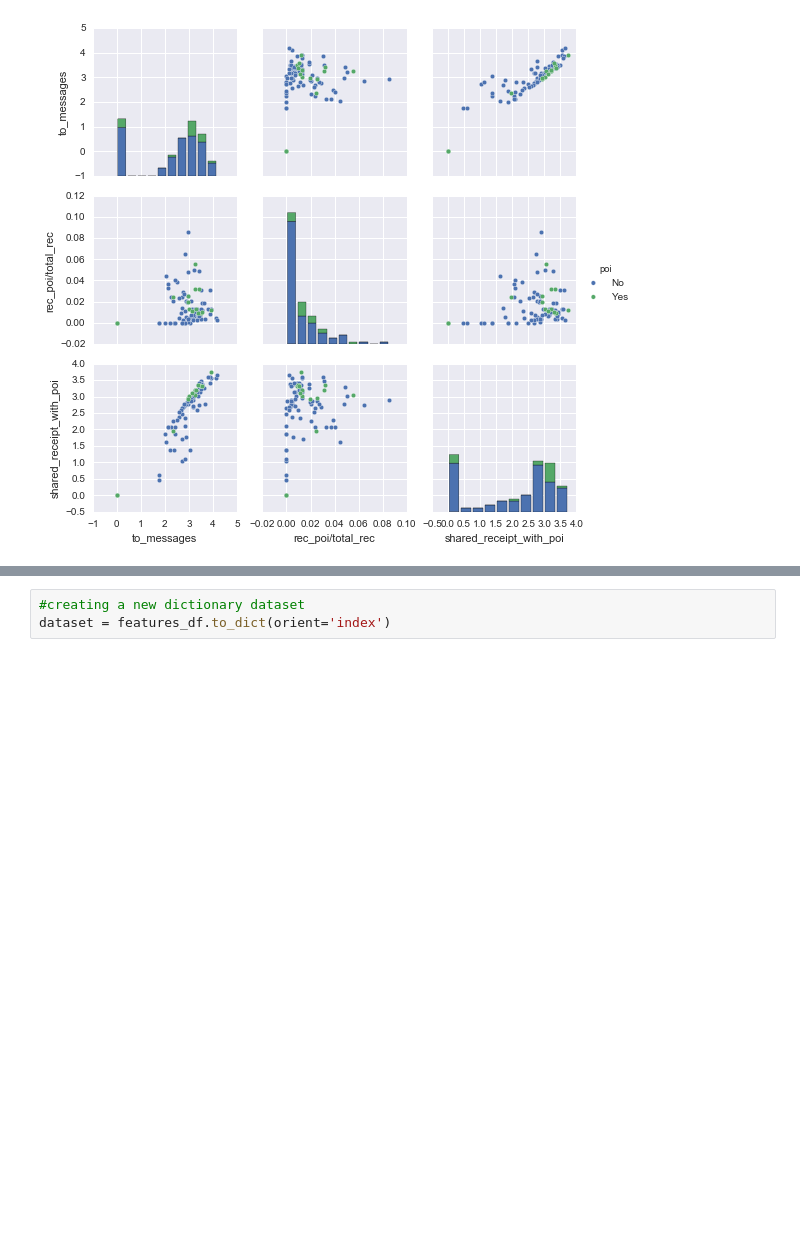
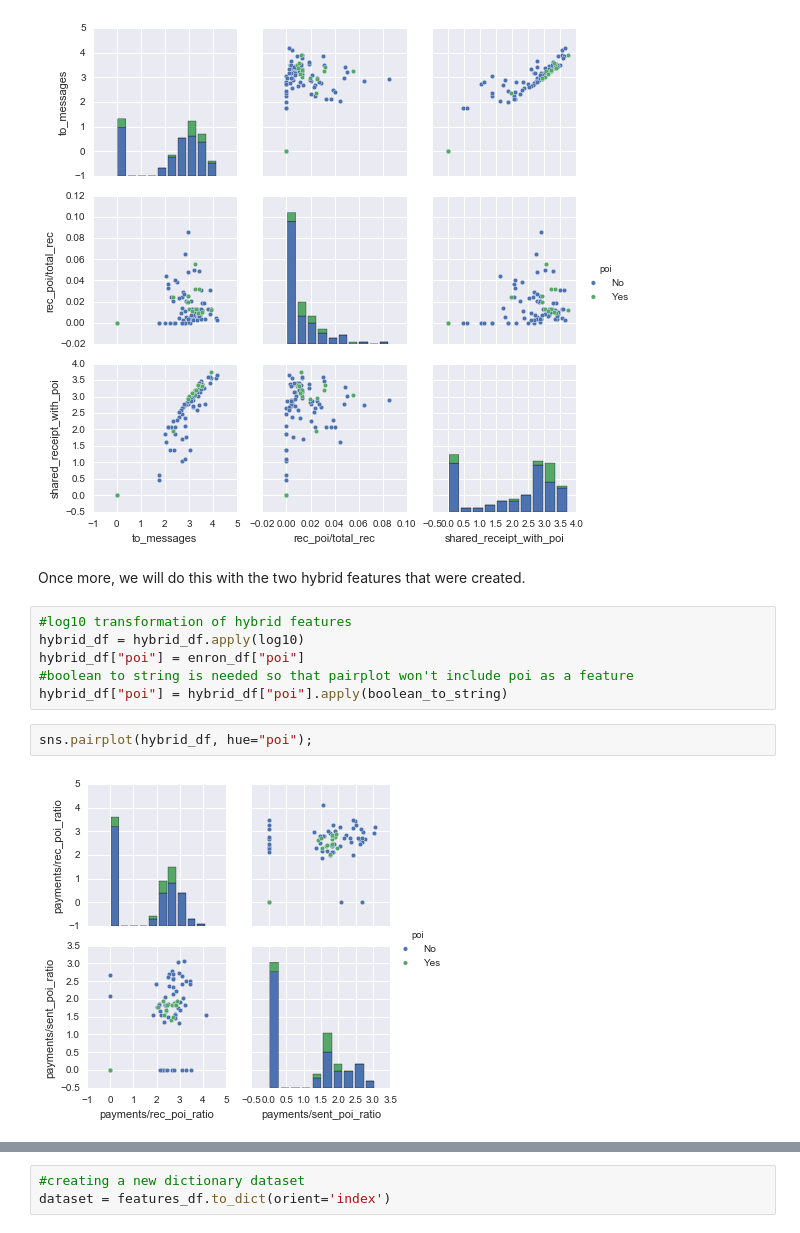
Before and after one commit to LayneNewhouse/Machine-Learning, a Jupyter notebook: Project5.ipynb, the cells around one changed output, grey strips where cells are left out. Drawn from its saved outputs; the diff is of its cells as text; blank space fills up the shorter version.

```diff
--- a/Project5.ipynb
+++ b/Project5.ipynb
@@ -470,4 +486,16 @@ features = ["to_messages", "rec_poi/total_rec",
 sns.pairplot(email_df[features], hue="poi");
 # %% [output]
 [figure]
+# %% [markdown]
+Once more, we will do this with the two hybrid features that were created.
+# %%
+#log10 transformation of hybrid features
+hybrid_df = hybrid_df.apply(log10)
+hybrid_df["poi"] = enron_df["poi"]
+#boolean to string is needed so that pairplot won't include poi as a feature
+hybrid_df["poi"] = hybrid_df["poi"].apply(boolean_to_string)
+# %%
+sns.pairplot(hybrid_df, hue="poi");
+# %% [output]
+[figure, added]
 # %% [markdown]
```
Also changed, not shown: parts of 15 cells of this notebook.
